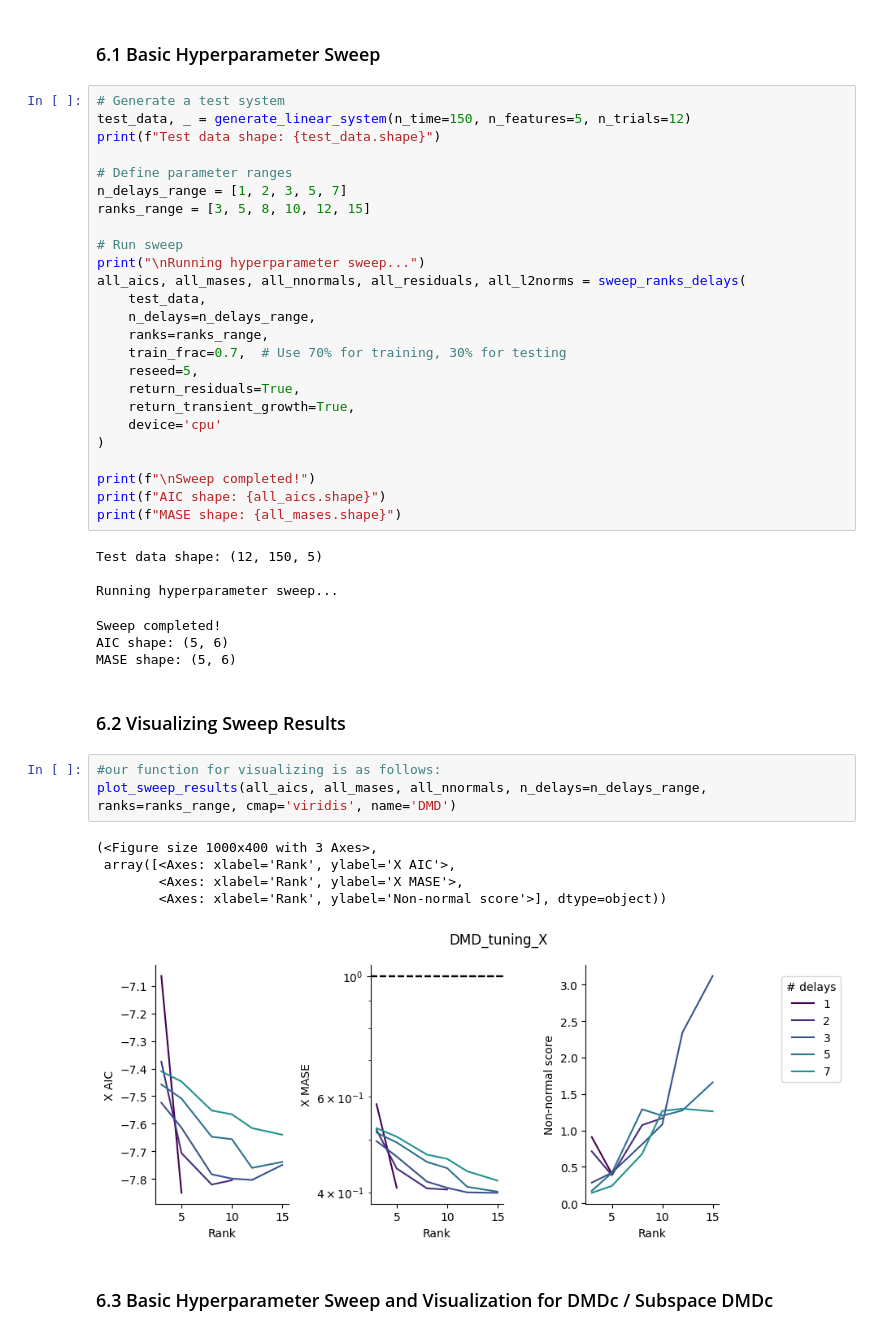
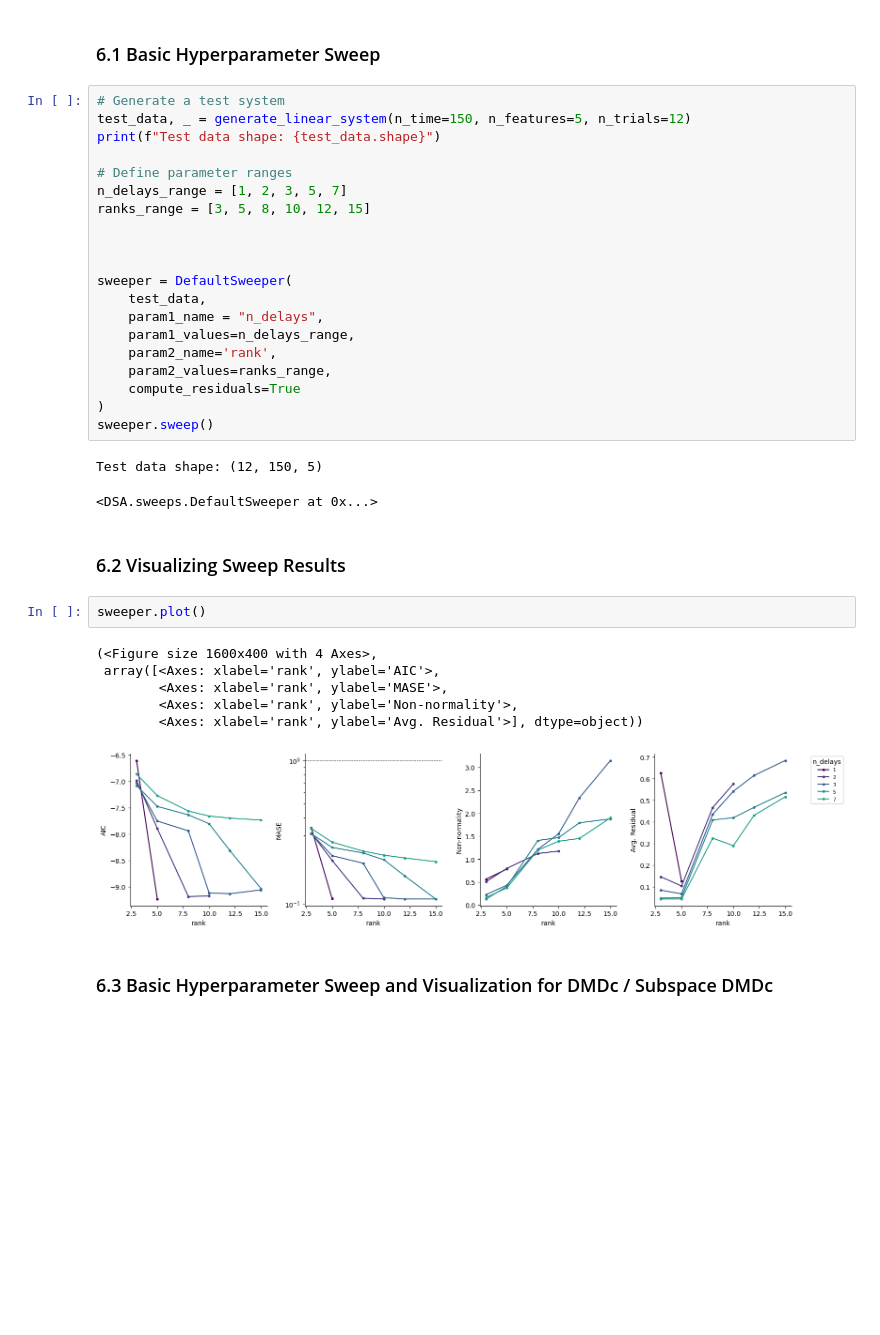
Before and after one commit to mitchellostrow/DSA, a Jupyter notebook: examples/how_to_use_dsa_tutorial.ipynb, the cells around one changed output. Saved outputs shown, nothing was run; the diff lists cells and outputs as text; blank space fills up the shorter version.

```diff
--- a/examples/how_to_use_dsa_tutorial.ipynb
+++ b/examples/how_to_use_dsa_tutorial.ipynb
@@ -484,40 +483,31 @@ print(f"Test data shape: {test_data.shape}")
 n_delays_range = [1, 2, 3, 5, 7]
 ranks_range = [3, 5, 8, 10, 12, 15]
 
-# Run sweep
-print("\nRunning hyperparameter sweep...")
-all_aics, all_mases, all_nnormals, all_residuals, all_l2norms = sweep_ranks_delays(
+
+
+sweeper = DefaultSweeper(
     test_data,
-    n_delays=n_delays_range,
-    ranks=ranks_range,
-    train_frac=0.7,  # Use 70% for training, 30% for testing
-    reseed=5,
-    return_residuals=True,
-    return_transient_growth=True,
-    device='cpu'
+    param1_name = "n_delays",
+    param1_values=n_delays_range,
+    param2_name='rank',
+    param2_values=ranks_range,
+    compute_residuals=True
 )
-
-print(f"\nSweep completed!")
-print(f"AIC shape: {all_aics.shape}")
-print(f"MASE shape: {all_mases.shape}")
+sweeper.sweep()
 # %% [output]
 Test data shape: (12, 150, 5)
-
-Running hyperparameter sweep...
-Sweep completed!
-AIC shape: (5, 6)
-MASE shape: (5, 6)
+<DSA.sweeps.DefaultSweeper at 0x...>
 # %% [markdown]
 ### 6.2 Visualizing Sweep Results
-# %%
-#our function for visualizing is as follows:
-plot_sweep_results(all_aics, all_mases, all_nnormals, n_delays=n_delays_range, ranks=ranks_range, cmap='viridis', name='DMD')
-# %% [output]
-(<Figure size 1000x400 with 3 Axes>,
- array([<Axes: xlabel='Rank', ylabel='X AIC'>,
-        <Axes: xlabel='Rank', ylabel='X MASE'>,
-        <Axes: xlabel='Rank', ylabel='Non-normal score'>], dtype=object))
-[figure, removed]
+# %%
+sweeper.plot()
+# %% [output]
+(<Figure size 1600x400 with 4 Axes>,
+ array([<Axes: xlabel='rank', ylabel='AIC'>,
+        <Axes: xlabel='rank', ylabel='MASE'>,
+        <Axes: xlabel='rank', ylabel='Non-normality'>,
+        <Axes: xlabel='rank', ylabel='Avg. Residual'>], dtype=object))
+[figure, added]
 # %% [markdown]
 ### 6.3 Basic Hyperparameter Sweep and Visualization for DMDc / Subspace DMDc
 # %%
```
Also changed, not shown: parts of 13 cells of this notebook, 5 other files.
